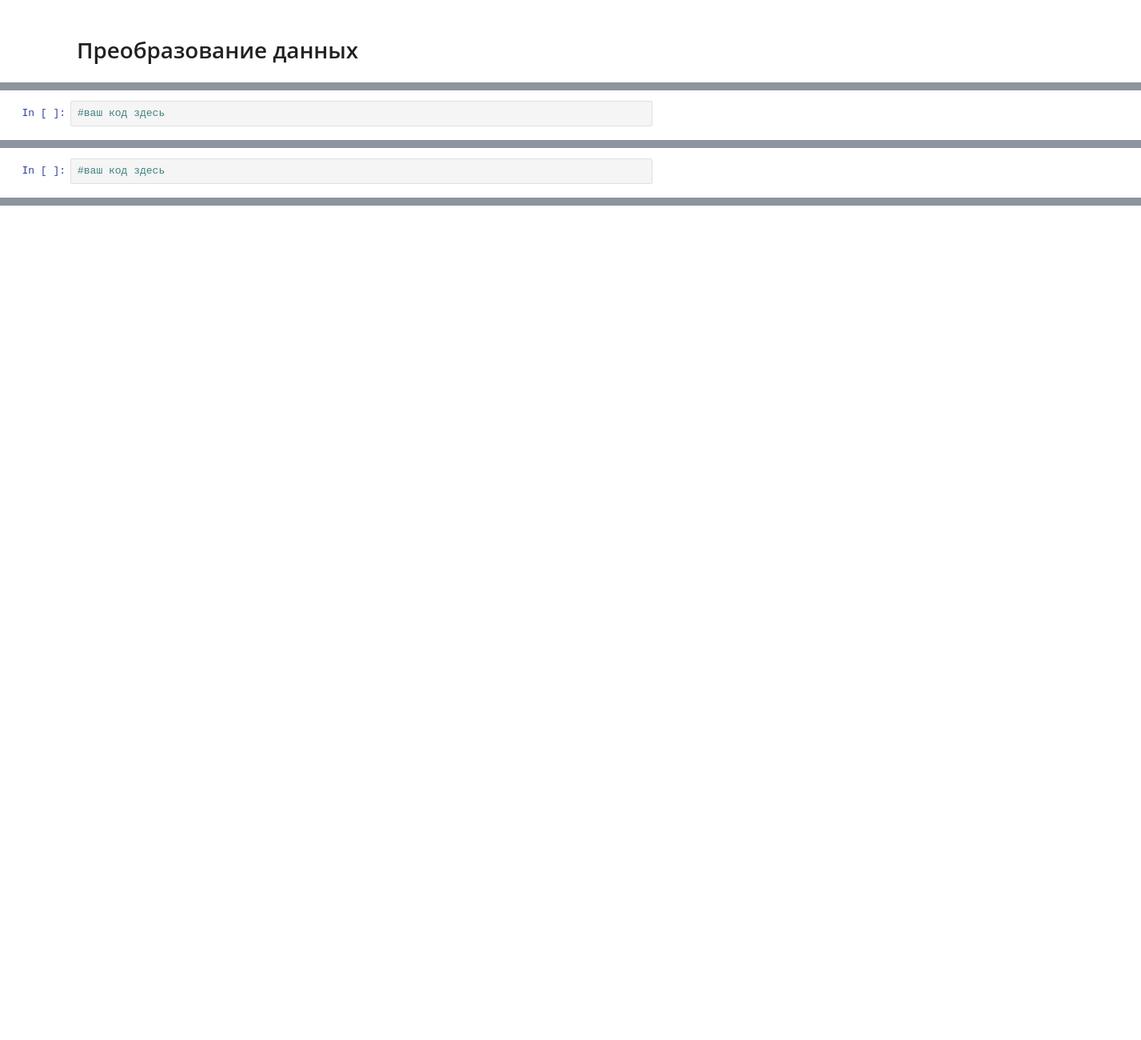
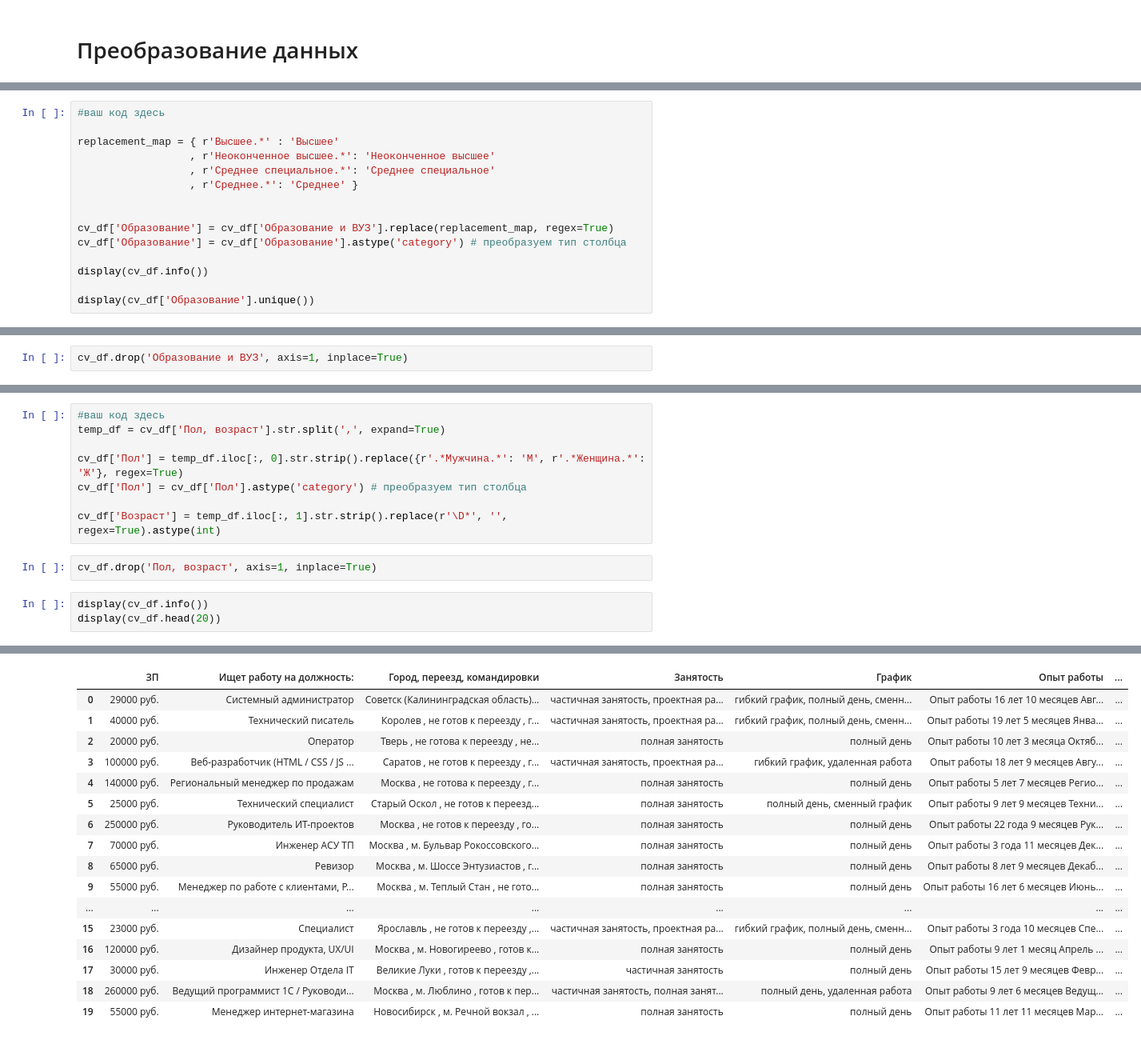
Before and after one commit to GDA-86/HH_PROJECT, a Jupyter notebook: Итоговое задание.ipynb, the cells around one changed output, grey strips where cells are left out. Shown at 80% size. Saved outputs shown, nothing was run; the diff lists cells and outputs as text; blank space fills up the shorter version.

```diff
--- a/Итоговое задание.ipynb
+++ b/Итоговое задание.ipynb
@@ -110,3 +111,16 @@ cv_df.describe()
 *Совет: проверяйте полученные категории, например, с помощью метода unique()*
 # %%
 #ваш код здесь
+
+replacement_map = { r'Высшее.*' : 'Высшее'
+                  , r'Неоконченное высшее.*': 'Неоконченное высшее'
+                  , r'Среднее специальное.*': 'Среднее специальное'
+                  , r'Среднее.*': 'Среднее' }
+
+
+cv_df['Образование'] = cv_df['Образование и ВУЗ'].replace(replacement_map, regex=True)
+cv_df['Образование'] = cv_df['Образование'].astype('category') # преобразуем тип столбца
+
+display(cv_df.info())
+
+display(cv_df['Образование'].unique())
@@ -112,0 +151,2 @@ cv_df.describe()
+# %%
+cv_df.drop('Образование и ВУЗ', axis=1, inplace=True)
@@ -126,3 +190,15 @@ cv_df.describe()
 Гарантируется, что структура одинакова для всех строк в таблице. Вы можете воспользоваться этим.*
 # %%
 #ваш код здесь
+temp_df = cv_df['Пол, возраст'].str.split(',', expand=True)
+
+cv_df['Пол'] = temp_df.iloc[:, 0].str.strip().replace({r'.*Мужчина.*': 'М', r'.*Женщина.*': 'Ж'}, regex=True)
+cv_df['Пол'] = cv_df['Пол'].astype('category') # преобразуем тип столбца
+
+cv_df['Возраст'] = temp_df.iloc[:, 1].str.strip().replace(r'\D*', '', regex=True).astype(int)
+# %%
+cv_df.drop('Пол, возраст', axis=1, inplace=True)
+# %%
+display(cv_df.info())
+display(cv_df.head(20))
+# %% [output]
@@ -129,3 +226,20 @@ cv_df.describe()
+|  | ЗП | Ищет работу на должность: | Город, переезд, командировки | Занятость | График | Опыт работы | ... |
+| 0 | 29000 руб. | Системный администратор | Советск (Калининградская область)... | частичная занятость, проектная ра... | гибкий график, полный день, сменн... | Опыт работы 16 лет 10 месяцев Авг... | ... |
+| 1 | 40000 руб. | Технический писатель | Королев , не готов к переезду , г... | частичная занятость, проектная ра... | гибкий график, полный день, сменн... | Опыт работы 19 лет 5 месяцев Янва... | ... |
+| 2 | 20000 руб. | Оператор | Тверь , не готова к переезду , не... | полная занятость | полный день | Опыт работы 10 лет 3 месяца Октяб... | ... |
+| 3 | 100000 руб. | Веб-разработчик (HTML / CSS / JS ... | Саратов , не готов к переезду , г... | частичная занятость, проектная ра... | гибкий график, удаленная работа | Опыт работы 18 лет 9 месяцев Авгу... | ... |
+| 4 | 140000 руб. | Региональный менеджер по продажам | Москва , не готова к переезду , г... | полная занятость | полный день | Опыт работы 5 лет 7 месяцев Регио... | ... |
+| 5 | 25000 руб. | Технический специалист | Старый Оскол , не готов к переезд... | полная занятость | полный день, сменный график | Опыт работы 9 лет 9 месяцев Техни... | ... |
+| 6 | 250000 руб. | Руководитель ИТ-проектов | Москва , не готов к переезду , го... | полная занятость | полный день | Опыт работы 22 года 9 месяцев Рук... | ... |
+| 7 | 70000 руб. | Инженер АСУ ТП | Москва , м. Бульвар Рокоссовского... | полная занятость | полный день | Опыт работы 3 года 11 месяцев Дек... | ... |
+| 8 | 65000 руб. | Ревизор | Москва , м. Шоссе Энтузиастов , г... | полная занятость | полный день | Опыт работы 8 лет 9 месяцев Декаб... | ... |
+| 9 | 55000 руб. | Менеджер по работе с клиентами, P... | Москва , м. Теплый Стан , не гото... | полная занятость | полный день | Опыт работы 16 лет 6 месяцев Июнь... | ... |
+| ... | ... | ... | ... | ... | ... | ... | ... |
+| 15 | 23000 руб. | Специалист | Ярославль , не готов к переезду ,... | частичная занятость, проектная ра... | гибкий график, полный день, сменн... | Опыт работы 3 года 10 месяцев Спе... | ... |
+| 16 | 120000 руб. | Дизайнер продукта, UX/UI | Москва , м. Новогиреево , готов к... | полная занятость | полный день | Опыт работы 9 лет 1 месяц Апрель ... | ... |
+| 17 | 30000 руб. | Инженер Отдела IT | Великие Луки , готов к переезду ,... | частичная занятость | полный день | Опыт работы 15 лет 9 месяцев Февр... | ... |
+| 18 | 260000 руб. | Ведущий программист 1C / Руководи... | Москва , м. Люблино , готов к пер... | частичная занятость, полная занят... | полный день, удаленная работа | Опыт работы 9 лет 6 месяцев Ведущ... | ... |
+| 19 | 55000 руб. | Менеджер интернет-магазина | Новосибирск , м. Речной вокзал , ... | полная занятость | полный день | Опыт работы 11 лет 11 месяцев Мар... | ... |
 # %% [markdown]
 3. Следующим этапом преобразуем признак **"Опыт работы"**. Его текущий формат - это: **<Опыт работы: n лет m месяцев, периоды работы в различных компаниях…>**.
 
```
Also changed, not shown: parts of 5 cells of this notebook.
